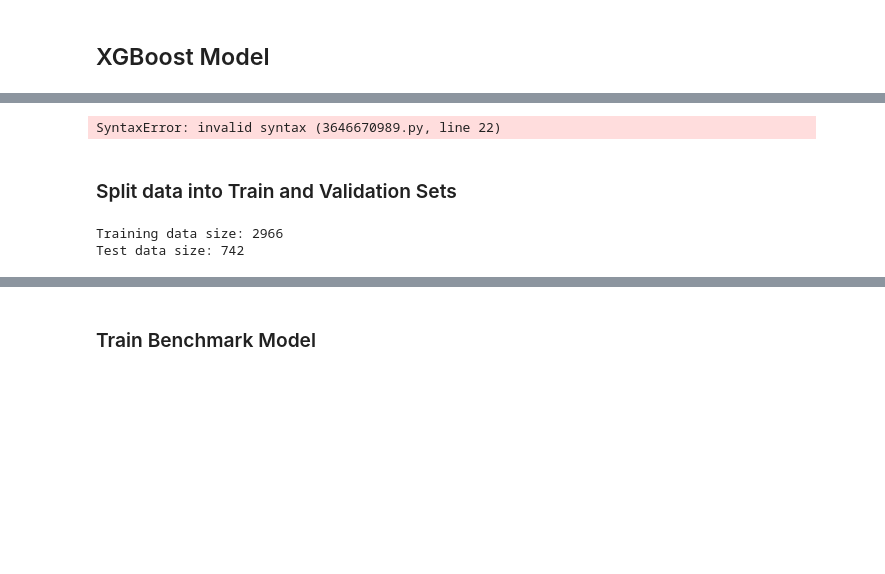
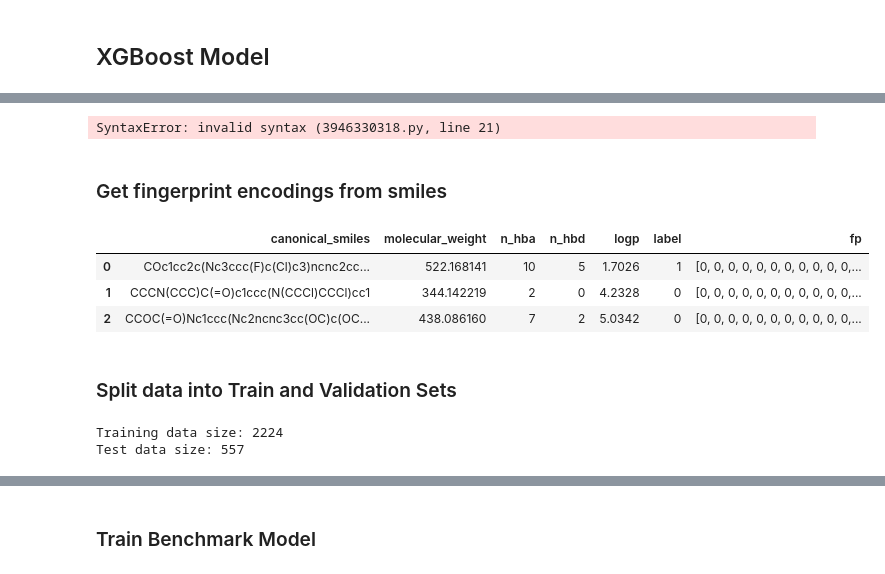
Before and after one commit to comp-med-research/pIC50_prediction, a Jupyter notebook: notebooks/XGBoost.ipynb, the cells around one changed output, grey strips where cells are left out. Drawn from its saved outputs; the diff is of its cells as text; code cells hidden in the pictures; blank space fills up the shorter version.

```diff
--- a/notebooks/XGBoost.ipynb
+++ b/notebooks/XGBoost.ipynb
@@ -126,7 +112,3 @@ def smiles_to_fp(smiles, method="maccs", n_bits=2048):
 # %%
 #copy train df
 compound_df = train.copy()
-# %%
-# Add column for fingerprint
-compound_df["fp"] = compound_df["smiles"].apply(smiles_to_fp)
-compound_df.head(3)
@@ -293,5 +270,5 @@ def plots_for_model(save_png=False):
 # %%
-def plot_roc_curves_for_models(save_png=False):
+def plot_roc_curves_for_models(models_dict, save_png=False):
     """
     Helper function to plot customized roc curve.
 
@@ -311,12 +288,15 @@ def plot_roc_curves_for_models(save_png=False):
 
     # Below for loop iterates through your models list
     for model in models:
-        # Get fpr and tpr
-        fpr =
-        tpr =
+        if :
         # Get AUC
-        auc = model_results[model]['test roc auc score']
-        # Plot the computed values
+            auc = model_results[model]['test roc auc score']
+            # Plot the computed values
+
+        else:
+            # Get fpr and tpr
+            fpr, tpr, _ = metrics.roc_curve(selformer_finetuned_predictions['label'], selformer_finetuned_predictions['prediction'])
+
         ax.plot(fpr, tpr, label=(f"{model['label']} AUC area = {auc:.2f}"))
 
     # Custom settings for the plot
@@ -330,26 +310,17 @@ def plot_roc_curves_for_models(save_png=False):
         fig.savefig(f"pIC50_prediction/results/roc_auc", dpi=300, bbox_inches="tight", transparent=True)
     return fig
 # %% [output]
-SyntaxError: invalid syntax (3646670989.py, line 22)
+SyntaxError: invalid syntax (3946330318.py, line 21)
+# %% [markdown]
+### Get fingerprint encodings from smiles
+# %%
+# Add column for fingerprint
+compound_df["fp"] = compound_df["canonical_smiles"].apply(smiles_to_fp)
+compound_df.head(3)
+# %% [output]
+|  | canonical_smiles | molecular_weight | n_hba | n_hbd | logp | label | fp |
+| 0 | COc1cc2c(Nc3ccc(F)c(Cl)c3)ncnc2cc... | 522.168141 | 10 | 5 | 1.7026 | 1 | [0, 0, 0, 0, 0, 0, 0, 0, 0, 0, 0,... |
+| 1 | CCCN(CCC)C(=O)c1ccc(N(CCCl)CCCl)cc1 | 344.142219 | 2 | 0 | 4.2328 | 0 | [0, 0, 0, 0, 0, 0, 0, 0, 0, 0, 0,... |
+| 2 | CCOC(=O)Nc1ccc(Nc2ncnc3cc(OC)c(OC... | 438.086160 | 7 | 2 | 5.0342 | 0 | [0, 0, 0, 0, 0, 0, 0, 0, 0, 0, 0,... |
 # %% [markdown]
 ### Split data into Train and Validation Sets
-# %%
-fingerprint_to_model = compound_df.fp.tolist()
-label_to_model = compound_df.label.tolist()
-
-# Split data randomly in train and test set
-# note that we use test/train_x for the respective fingerprint splits
-# and test/train_y for the respective label splits
-(
-    static_train_x,
-    static_test_x,
-    static_train_y,
-    static_test_y,
-) = train_test_split(fingerprint_to_model, label_to_model, test_size=0.2, random_state=SEED)
-splits = [static_train_x, static_test_x, static_train_y, static_test_y]
-# NBVAL_CHECK_OUTPUT
-print("Training data size:", len(static_train_x))
-print("Test data size:", len(static_test_x))
-# %% [output]
-Training data size: 2966
-Test data size: 742
@@ -356,3 +362,9 @@ Test data size: 742
+# %%
+#splits for training and validating
+static_train_x, static_test_x, static_train_y, static_test_y = get_splits(compound_df, "fp")
+# %% [output]
+Training data size: 2224
+Test data size: 557
 # %%
 static_train_x[:1]
 # %% [output]
```
Also changed, not shown: parts of 28 cells of this notebook, 2 other files.
